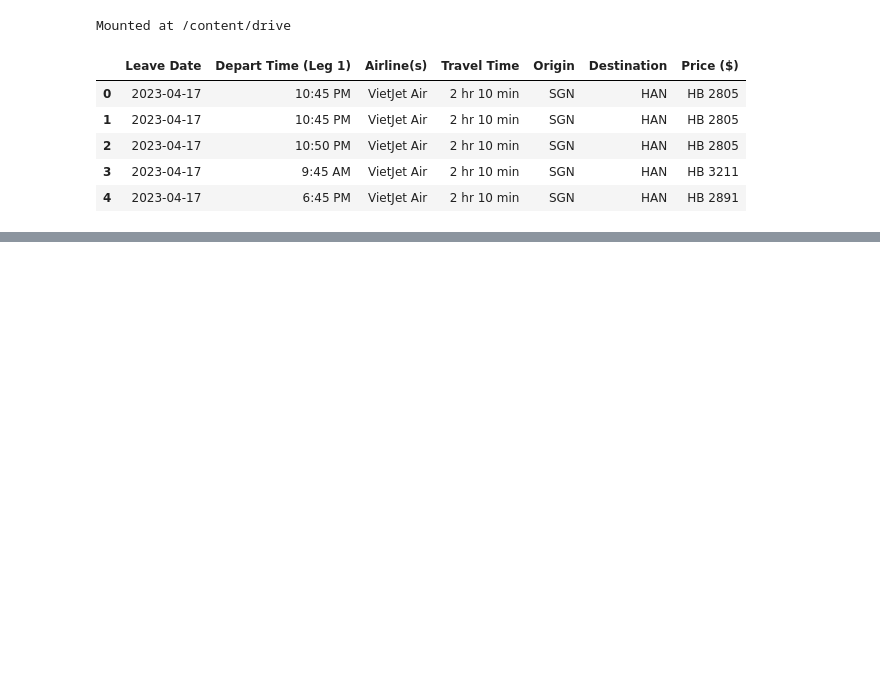
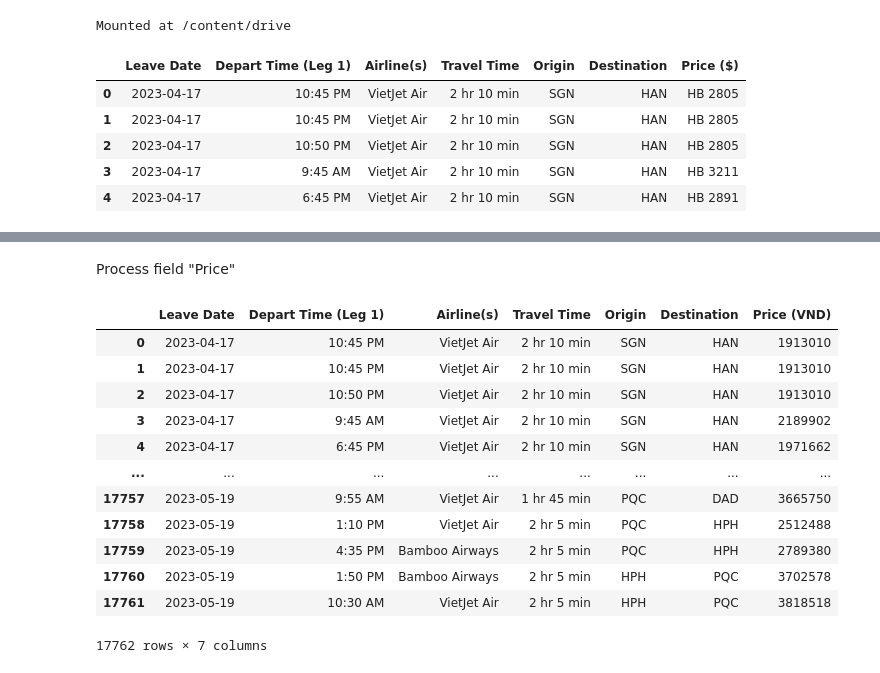
Before and after one commit to PhiHung160420/airline_data_analysis, a Jupyter notebook: pre_process.ipynb, the cells around one changed output, grey strips where cells are left out. Saved outputs shown, nothing was run; the diff lists cells and outputs as text; code cells hidden in the pictures; blank space fills up the shorter version.

Commit message:
pre-process data of column price

```diff
--- a/pre_process.ipynb
+++ b/pre_process.ipynb
@@ -22,0 +49,2 @@ new_df.head()
+# %% [markdown]
+Process field "Price"
@@ -22,0 +54,34 @@ new_df.head()
+# %%
+new_df['Price'] = df['Price ($)']
+# tạo thêm một cột mới tên là "Price" trong DataFrame new_df, với dữ liệu được lấy từ cột "Price ($)"
+# %%
+new_df = new_df.drop(['Price ($)'], axis=1)
+# Câu lệnh trên được sử dụng để xóa cột "Price ($)" khỏi new_df
+# %%
+new_df['Price'] = new_df['Price'].replace(['HB '],' ', regex=True )
+# Câu lệnh này sử dụng phương thức replace() để thay thế giá trị "HB " bằng dấu cách (" ") trong cột "Price" của DataFrame new_df.
+# Tham số regex=True được sử dụng để áp dụng việc thay thế này cho tất cả các chuỗi ký tự chứa "HB " trong cột "Price"
+# %%
+convert_dict = {'Price': int}
+new_df = new_df.astype(convert_dict)
+# Câu lệnh trên sử dụng phương thức astype() để chuyển đổi kiểu dữ liệu của cột "Price"
+# trong new_df từ kiểu dữ liệu ban đầu sang kiểu dữ liệu số nguyên (integer)
+# %%
+new_df['Price (VND)'] = new_df['Price']*682
+# tạo ra một cột mới trong new_df với tên là "Price (VND)" và chứa giá trị của cột "Price" nhân với 682 (tỷ giá VNĐ/USD)
+new_df.drop(["Price"], axis=1)
+# loại bỏ cột "Price" khỏi  new_df
+# %% [output]
+|  | Leave Date | Depart Time (Leg 1) | Airline(s) | Travel Time | Origin | Destination | Price (VND) |
+| 0 | 2023-04-17 | 10:45 PM | VietJet Air | 2 hr 10 min | SGN | HAN | 1913010 |
+| 1 | 2023-04-17 | 10:45 PM | VietJet Air | 2 hr 10 min | SGN | HAN | 1913010 |
+| 2 | 2023-04-17 | 10:50 PM | VietJet Air | 2 hr 10 min | SGN | HAN | 1913010 |
+| 3 | 2023-04-17 | 9:45 AM | VietJet Air | 2 hr 10 min | SGN | HAN | 2189902 |
+| 4 | 2023-04-17 | 6:45 PM | VietJet Air | 2 hr 10 min | SGN | HAN | 1971662 |
+| ... | ... | ... | ... | ... | ... | ... | ... |
+| 17757 | 2023-05-19 | 9:55 AM | VietJet Air | 1 hr 45 min | PQC | DAD | 3665750 |
+| 17758 | 2023-05-19 | 1:10 PM | VietJet Air | 2 hr 5 min | PQC | HPH | 2512488 |
+| 17759 | 2023-05-19 | 4:35 PM | Bamboo Airways | 2 hr 5 min | PQC | HPH | 2789380 |
+| 17760 | 2023-05-19 | 1:50 PM | Bamboo Airways | 2 hr 5 min | HPH | PQC | 3702578 |
+| 17761 | 2023-05-19 | 10:30 AM | VietJet Air | 2 hr 5 min | HPH | PQC | 3818518 |
+17762 rows × 7 columns
```
Also changed, not shown: parts of 5 cells of this notebook.
